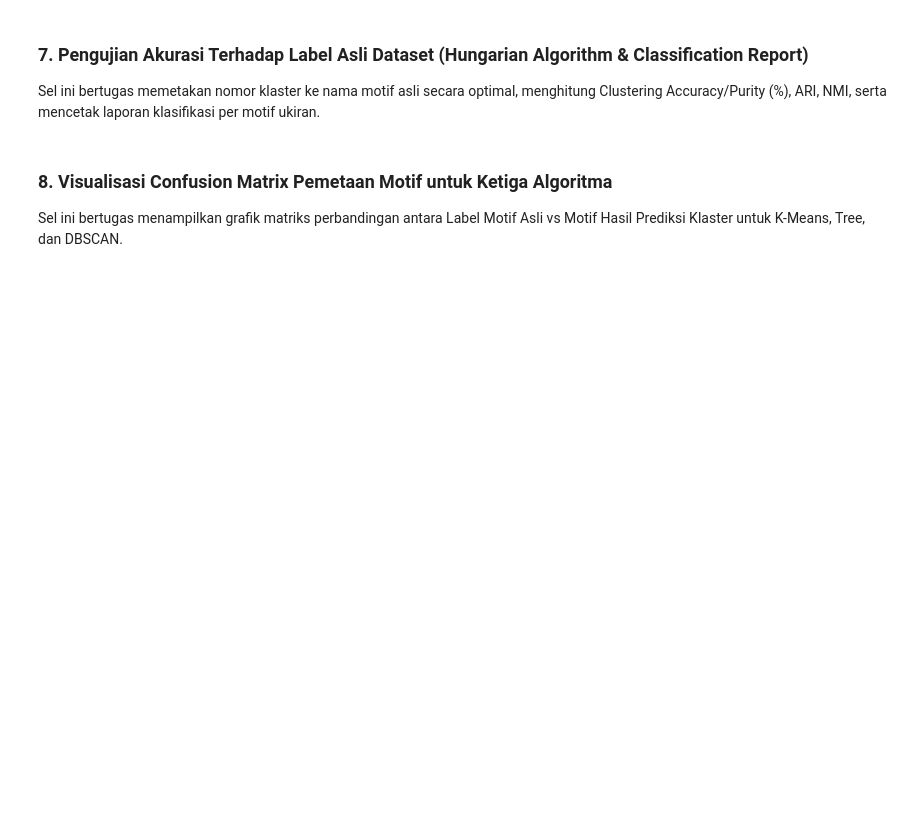
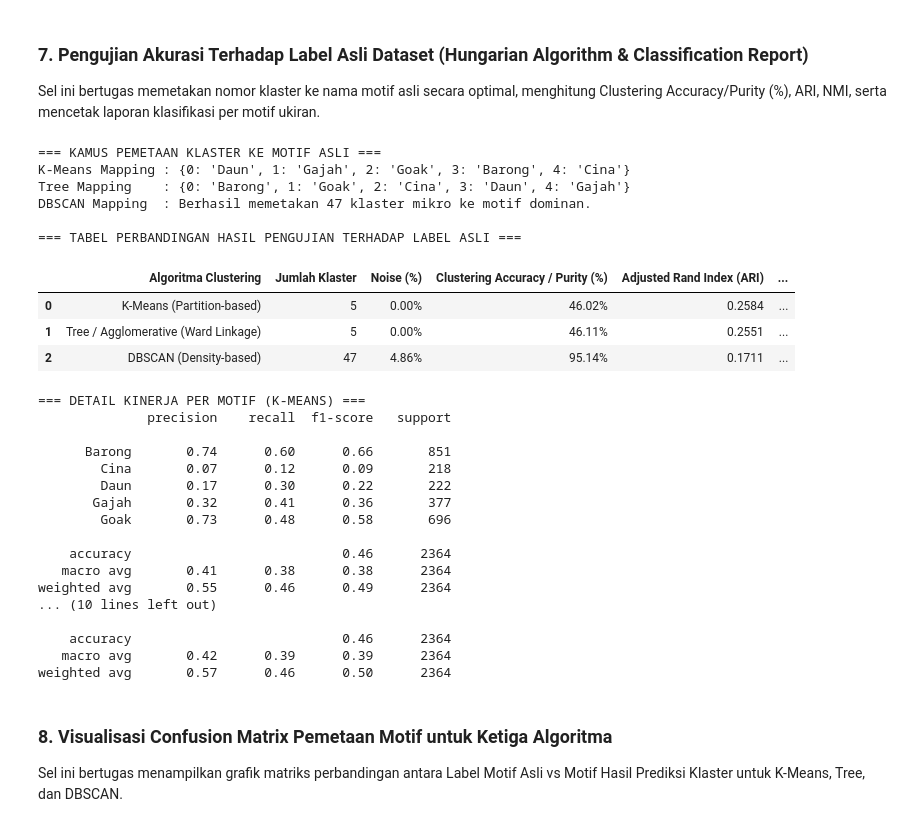
Before and after one commit to dektu/studi_kasus_1, a Jupyter notebook: kode_program/03_pengujian_clustering.ipynb, the cells around one changed output. Cells and saved outputs as stored; diff of their text form; code cells hidden in the pictures; blank space fills up the shorter version.

```diff
--- a/kode_program/03_pengujian_clustering.ipynb
+++ b/kode_program/03_pengujian_clustering.ipynb
@@ -251,13 +256,6 @@ display(df_internal)
 Sel ini bertugas memetakan nomor klaster ke nama motif asli secara optimal, menghitung Clustering Accuracy/Purity (%), ARI, NMI, serta mencetak laporan klasifikasi per motif ukiran.
 # %%
 def map_clusters_to_motif_names(y_true_arr, y_pred_clusters):
-    """
-    Fungsi untuk memetakan nomor klaster tanpa label (0, 1, 2, dll) ke nama motif asli.
-    - Untuk K-Means & Tree (k=5): Menggunakan Hungarian Algorithm (linear_sum_assignment)
-      untuk mencari pasangan 1-ke-1 yang menghasilkan akurasi pencocokan tertinggi.
-    - Untuk DBSCAN: Memetakan setiap klaster mikro ke motif mayoritas di dalamnya.
-    - Titik noise (-1) otomatis diberi label 'Noise / Outlier'.
-    """
     valid_mask = (y_pred_clusters != -1)
     if valid_mask.sum() == 0:
         return np.array(['Noise / Outlier'] * len(y_pred_clusters)), {}
@@ -306,13 +304,6 @@ print('Tree Mapping    :', {int(k): v for k, v in map_tr.items()})
 print(f'DBSCAN Mapping  : Berhasil memetakan {len(map_db)} klaster mikro ke motif dominan.')
 
 def compute_external_scores(y_true_raw, y_pred_raw, y_pred_named):
-    """
-    Menghitung skor evaluasi eksternal terhadap label motif asli:
-    - Purity / Accuracy (%): Persentase tebakan motif yang benar
-    - ARI (Adjusted Rand Index): Kesamaan pasangan klaster terkoreksi peluang acak
-    - NMI (Normalized Mutual Information): Informasi timbal-balik yang ditangkap
-    - Noise (%): Persentase data yang diklasifikasikan sebagai noise (-1)
-    """
     is_noise = (y_pred_raw == -1)
     noise_pct = (np.sum(is_noise) / len(y_pred_raw)) * 100
 
@@ -324,33 +315,61 @@ def compute_external_scores(y_true_raw, y_pred_raw, y_pred_named):
     return purity, ari, nmi, noise_pct, n_clusters
 
 # Menghitung skor eksternal untuk ketiga algoritma
 purity_km, ari_km, nmi_km, noise_km, n_km = compute_external_scores(y_true_names, labels_kmeans, y_pred_km_named)
 purity_tr, ari_tr, nmi_tr, noise_tr, n_tr = compute_external_scores(y_true_names, labels_tree, y_pred_tr_named)
 purity_db, ari_db, nmi_db, noise_db, n_db = compute_external_scores(y_true_names, labels_dbscan, y_pred_db_named)
 
 # 2. Menampilkan Tabel Ringkasan Akurasi Pengujian
 df_external = pd.DataFrame({
     'Algoritma Clustering': [
         'K-Means (Partition-based)',
         'Tree / Agglomerative (Ward Linkage)',
         'DBSCAN (Density-based)'
     ],
     'Jumlah Klaster': [n_km, n_tr, n_db],
     'Noise (%)': [f'{noise_km:.2f}%', f'{noise_tr:.2f}%', f'{noise_db:.2f}%'],
     'Clustering Accuracy / Purity (%)': [f'{purity_km:.2f}%', f'{purity_tr:.2f}%', f'{purity_db:.2f}%'],
     'Adjusted Rand Index (ARI)': [f'{ari_km:.4f}', f'{ari_tr:.4f}', f'{ari_db:.4f}'],
     'Normalized Mutual Info (NMI)': [f'{nmi_km:.4f}', f'{nmi_tr:.4f}', f'{nmi_db:.4f}']
 })
 
 print('\n=== TABEL PERBANDINGAN HASIL PENGUJIAN TERHADAP LABEL ASLI ===')
 display(df_external)
 
 # 3. Menampilkan Laporan Klasifikasi Rinci (Precision, Recall, F1-Score) per Motif
 print('\n=== DETAIL KINERJA PER MOTIF (K-MEANS) ===')
 print(classification_report(y_true_names, y_pred_km_named, zero_division=0))
 
 print('\n=== DETAIL KINERJA PER MOTIF (TREE / AGGLOMERATIVE) ===')
 print(classification_report(y_true_names, y_pred_tr_named, zero_division=0))
+# %% [output]
+=== KAMUS PEMETAAN KLASTER KE MOTIF ASLI ===
+K-Means Mapping : {0: 'Daun', 1: 'Gajah', 2: 'Goak', 3: 'Barong', 4: 'Cina'}
+Tree Mapping    : {0: 'Barong', 1: 'Goak', 2: 'Cina', 3: 'Daun', 4: 'Gajah'}
+DBSCAN Mapping  : Berhasil memetakan 47 klaster mikro ke motif dominan.
+
+=== TABEL PERBANDINGAN HASIL PENGUJIAN TERHADAP LABEL ASLI ===
+|  | Algoritma Clustering | Jumlah Klaster | Noise (%) | Clustering Accuracy / Purity (%) | Adjusted Rand Index (ARI) | ... |
+| 0 | K-Means (Partition-based) | 5 | 0.00% | 46.02% | 0.2584 | ... |
+| 1 | Tree / Agglomerative (Ward Linkage) | 5 | 0.00% | 46.11% | 0.2551 | ... |
+| 2 | DBSCAN (Density-based) | 47 | 4.86% | 95.14% | 0.1711 | ... |
+=== DETAIL KINERJA PER MOTIF (K-MEANS) ===
+              precision    recall  f1-score   support
+
+      Barong       0.74      0.60      0.66       851
+        Cina       0.07      0.12      0.09       218
+        Daun       0.17      0.30      0.22       222
+       Gajah       0.32      0.41      0.36       377
+        Goak       0.73      0.48      0.58       696
+
+    accuracy                           0.46      2364
+   macro avg       0.41      0.38      0.38      2364
+weighted avg       0.55      0.46      0.49      2364
+... (10 lines left out)
+
+    accuracy                           0.46      2364
+   macro avg       0.42      0.39      0.39      2364
+weighted avg       0.57      0.46      0.50      2364
 # %% [markdown]
 ### 8. Visualisasi Confusion Matrix Pemetaan Motif untuk Ketiga Algoritma
 Sel ini bertugas menampilkan grafik matriks perbandingan antara Label Motif Asli vs Motif Hasil Prediksi Klaster untuk K-Means, Tree, dan DBSCAN.
```
Also changed, not shown: parts of 8 cells of this notebook, 2 other files.
